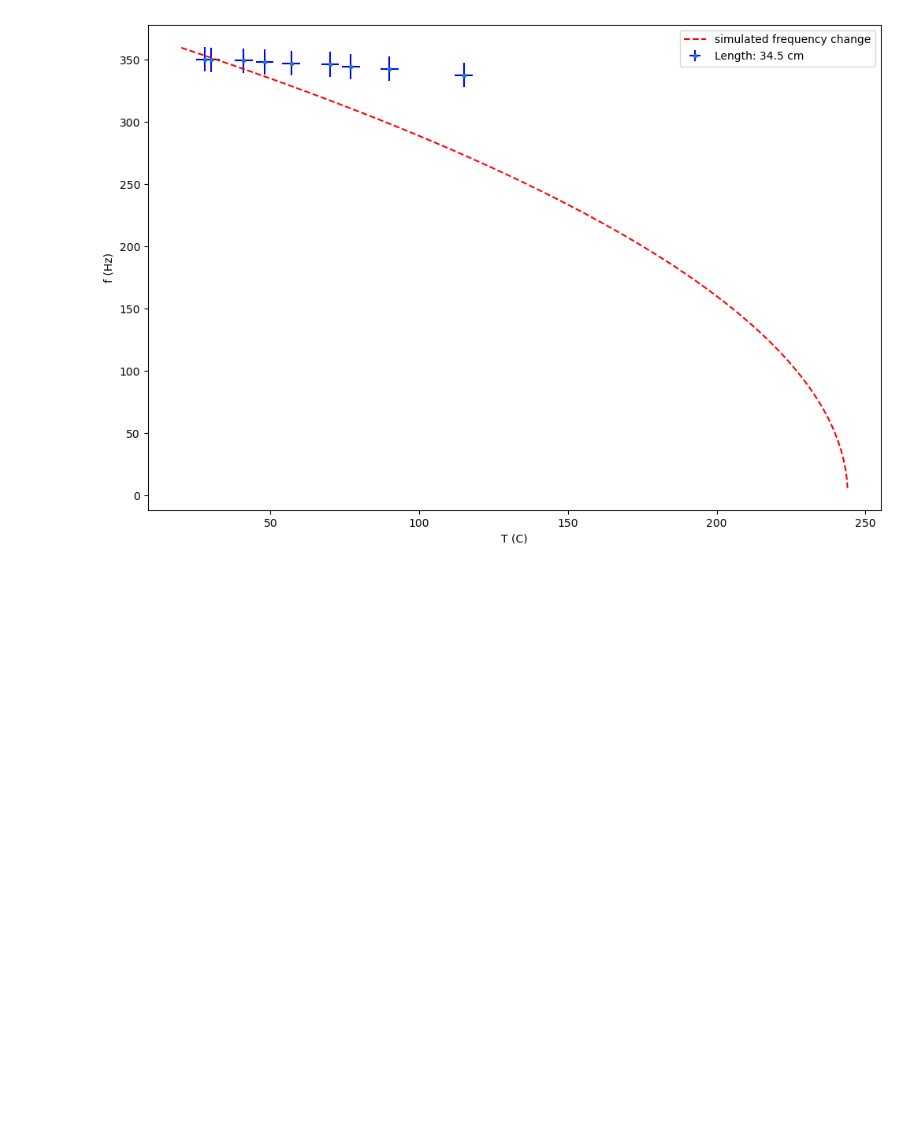
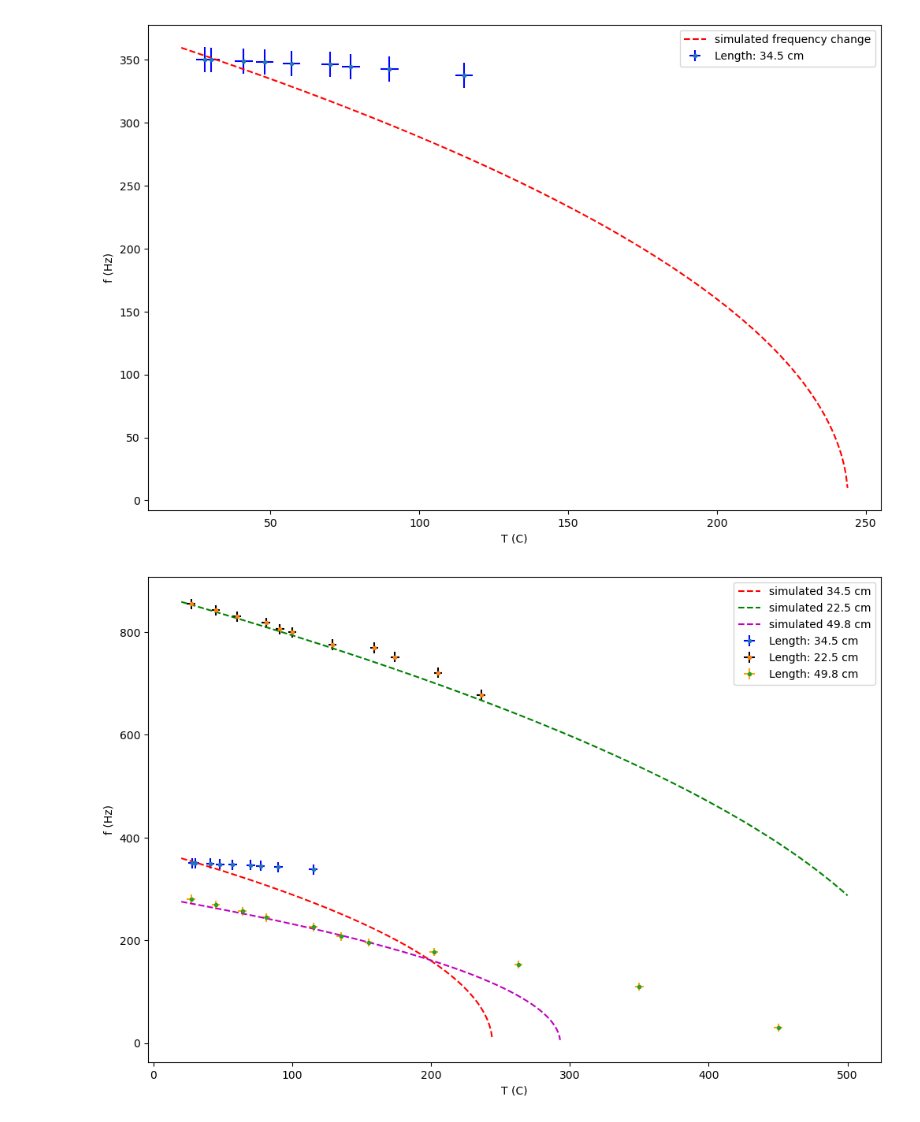
Before and after one commit to AlejandroJean1/Onderzoekspracticum-TN2, a Jupyter notebook: Data Analyse.ipynb, the cells around one changed output. Drawn from its saved outputs; the diff is of its cells as text; code cells hidden in the pictures; blank space fills up the shorter version.

```diff
--- a/Data Analyse.ipynb
+++ b/Data Analyse.ipynb
@@ -272,8 +273,8 @@ def frequentieF(l,T,mu,opp):
     return (1*v/(2*l))
 
 lijn = 0.345
-simT345 = np.linspace(20,250,1000)
-calc_freq = np.array([])
+simT345 = np.linspace(20,500,1000)
+calc_freq345 = np.array([])
 for i in simT345:
     deltaT= i - 27
     delta_r = r*deltaT*alpha_L
@@ -284,7 +285,7 @@ for i in simT345:
     New_di = di/NewV
     New_mu = New_di*new_opp
     new_freq = frequentieF(lijn,i,New_mu,new_opp)
-    calc_freq = np.append(calc_freq,new_freq)
+    calc_freq345 = np.append(calc_freq345,new_freq)
 
 Temp345 = np.array([28, 30, 41, 48, 57, 70, 77, 90, 115]) # Celsius
 u_Temp345 = 3
@@ -293,7 +294,7 @@ u_f345 = 10
 
 plt.figure(figsize=[12, 8])
 plt.errorbar(Temp345, eigen_f345, yerr=u_f345, xerr=u_Temp345, fmt='.', ecolor='blue',  label="Length: 34.5 cm")
-plt.plot(simT345, calc_freq, "r--", label="simulated frequency change")
+plt.plot(simT345, calc_freq345, "r--", label="simulated frequency change")
 
 plt.xlabel("T (C)")
 plt.ylabel("f (Hz)")
@@ -301,3 +302,17 @@ plt.legend()
 plt.show()
 # %% [output]
 [figure]
+# %%
+plt.figure(figsize=[12, 8])
+plt.errorbar(Temp345, eigen_f345, yerr=u_f345, xerr=u_Temp345, fmt='.', ecolor='blue',  label="Length: 34.5 cm")
+plt.plot(simT345, calc_freq345, "r--", label="simulated 34.5 cm")
+plt.errorbar(T225, eigen_f225, yerr=u_f225, xerr=u_T225, fmt='.', ecolor='black', label="Length: 22.5 cm")
+plt.plot(simT225,calc_freq225, "g--", label="simulated 22.5 cm")
+plt.errorbar(T498, eigen_f498, yerr=u_f498, xerr=u_T498, fmt='.', ecolor='orange', label="Length: 49.8 cm")
+plt.plot(simT498,calc_freq498, "m--", label="simulated 49.8 cm")
+plt.xlabel("T (C)")
+plt.ylabel("f (Hz)")
+plt.legend()
+plt.show()
+# %% [output]
+[figure, added]
```
Also changed, not shown: parts of 2 cells of this notebook.
